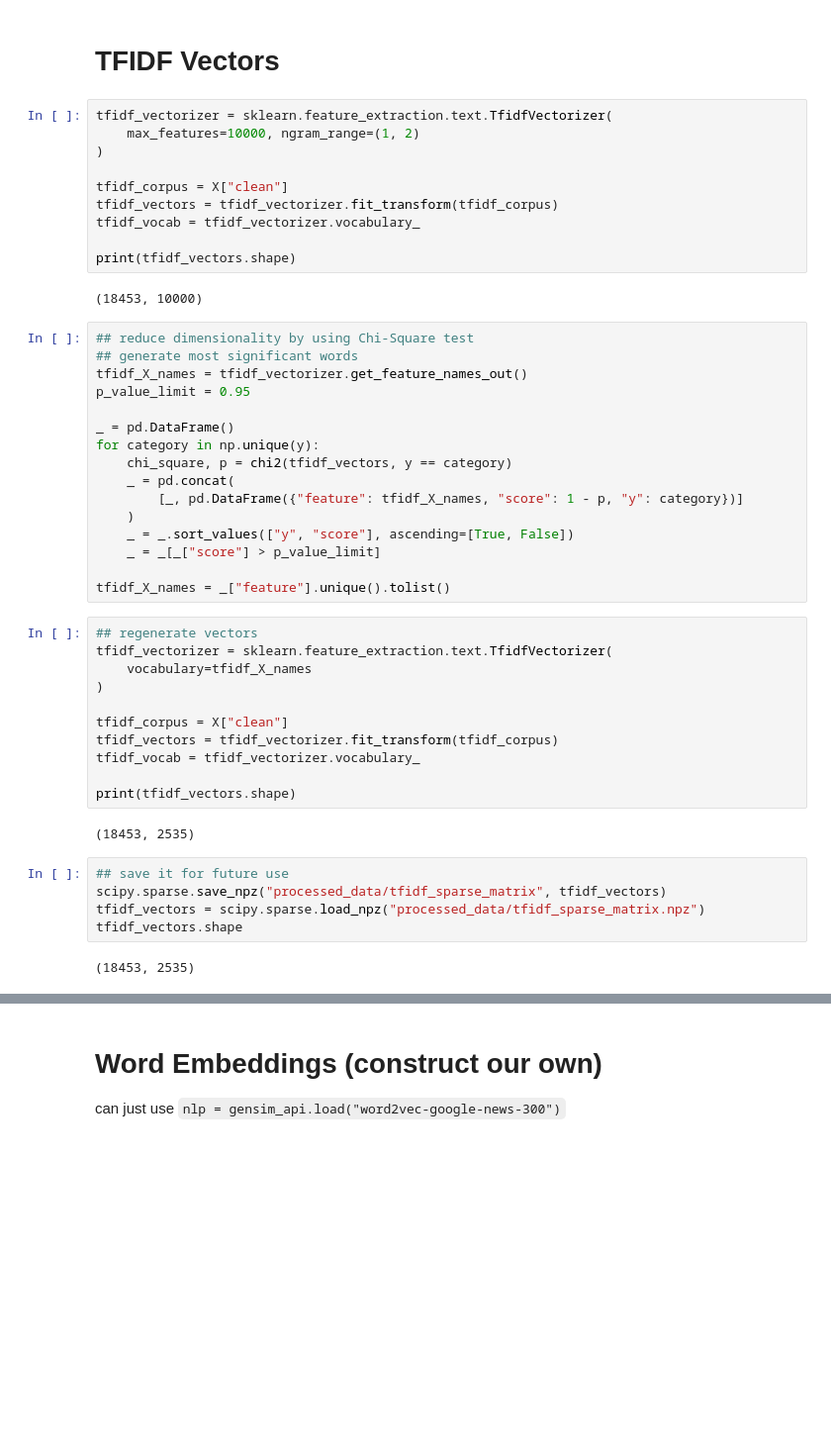
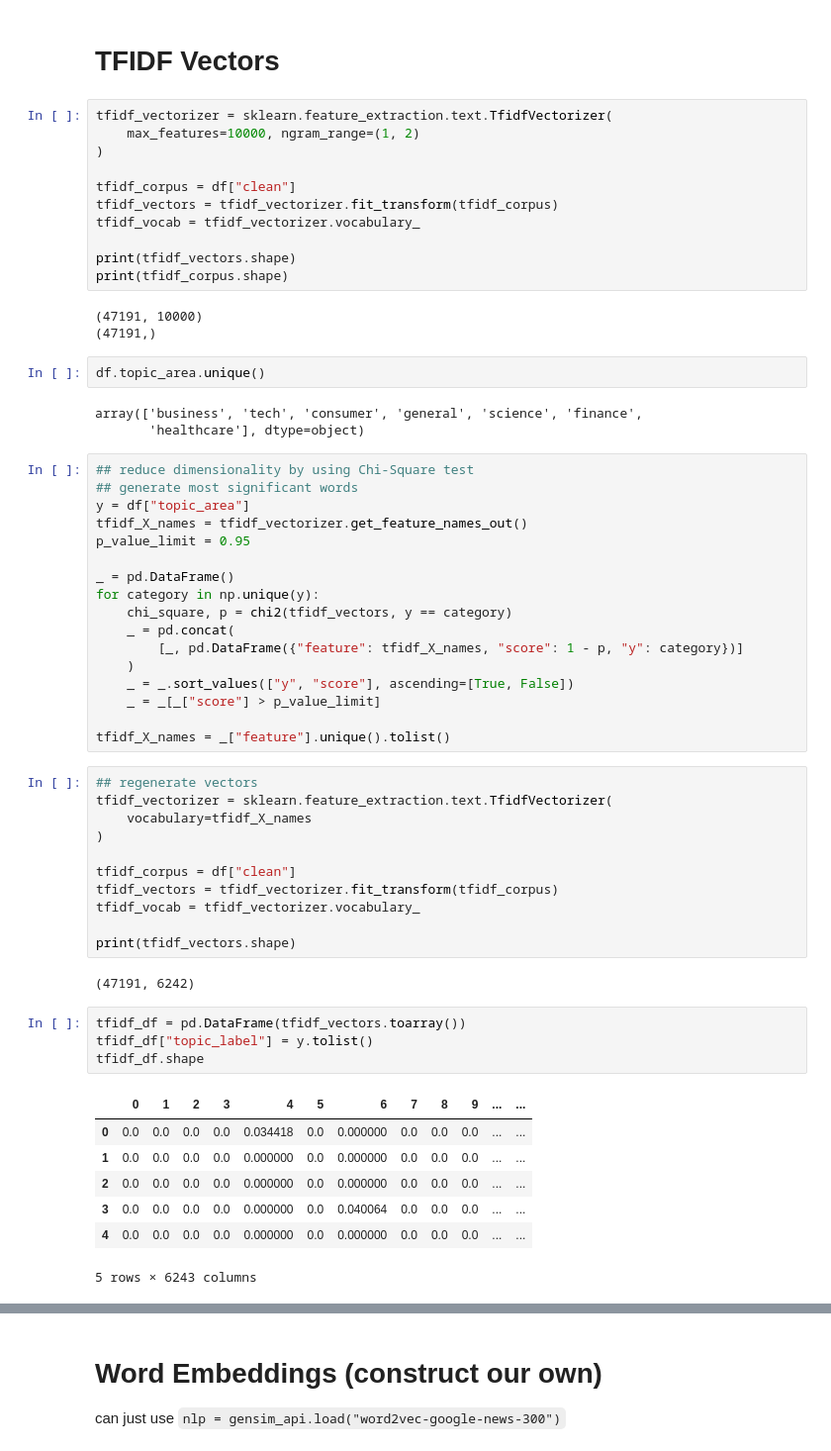
Before and after one commit to shermanleejm/IS424-T4, a Jupyter notebook: 2.Data Preparation.ipynb, the cells around one changed output, grey strips where cells are left out. Shown at 99% size. Drawn from its saved outputs; the diff is of its cells as text; blank space fills up the shorter version.

```diff
--- a/2.Data Preparation.ipynb
+++ b/2.Data Preparation.ipynb
@@ -66,16 +117,24 @@ tfidf_vectorizer = sklearn.feature_extraction.text.TfidfVectorizer(
     max_features=10000, ngram_range=(1, 2)
 )
 
-tfidf_corpus = X["clean"]
+tfidf_corpus = df["clean"]
 tfidf_vectors = tfidf_vectorizer.fit_transform(tfidf_corpus)
 tfidf_vocab = tfidf_vectorizer.vocabulary_
 
 print(tfidf_vectors.shape)
+print(tfidf_corpus.shape)
 # %% [output]
-(18453, 10000)
+(47191, 10000)
+(47191,)
+# %%
+df.topic_area.unique()
+# %% [output]
+array(['business', 'tech', 'consumer', 'general', 'science', 'finance',
+       'healthcare'], dtype=object)
 # %%
 ## reduce dimensionality by using Chi-Square test
 ## generate most significant words
+y = df["topic_area"]
 tfidf_X_names = tfidf_vectorizer.get_feature_names_out()
 p_value_limit = 0.95
 
@@ -95,17 +154,22 @@ tfidf_vectorizer = sklearn.feature_extraction.text.TfidfVectorizer(
     vocabulary=tfidf_X_names
 )
 
-tfidf_corpus = X["clean"]
+tfidf_corpus = df["clean"]
 tfidf_vectors = tfidf_vectorizer.fit_transform(tfidf_corpus)
 tfidf_vocab = tfidf_vectorizer.vocabulary_
 
 print(tfidf_vectors.shape)
 # %% [output]
-(18453, 2535)
+(47191, 6242)
-# %%
-## save it for future use
-scipy.sparse.save_npz("processed_data/tfidf_sparse_matrix", tfidf_vectors)
-tfidf_vectors = scipy.sparse.load_npz("processed_data/tfidf_sparse_matrix.npz")
-tfidf_vectors.shape
-# %% [output]
-(18453, 2535)
+# %%
+tfidf_df = pd.DataFrame(tfidf_vectors.toarray())
+tfidf_df["topic_label"] = y.tolist()
+tfidf_df.shape
+# %% [output]
+|  | 0 | 1 | 2 | 3 | 4 | 5 | 6 | 7 | 8 | 9 | ... | ... |
+| 0 | 0.0 | 0.0 | 0.0 | 0.0 | 0.034418 | 0.0 | 0.000000 | 0.0 | 0.0 | 0.0 | ... | ... |
+| 1 | 0.0 | 0.0 | 0.0 | 0.0 | 0.000000 | 0.0 | 0.000000 | 0.0 | 0.0 | 0.0 | ... | ... |
+| 2 | 0.0 | 0.0 | 0.0 | 0.0 | 0.000000 | 0.0 | 0.000000 | 0.0 | 0.0 | 0.0 | ... | ... |
+| 3 | 0.0 | 0.0 | 0.0 | 0.0 | 0.000000 | 0.0 | 0.040064 | 0.0 | 0.0 | 0.0 | ... | ... |
+| 4 | 0.0 | 0.0 | 0.0 | 0.0 | 0.000000 | 0.0 | 0.000000 | 0.0 | 0.0 | 0.0 | ... | ... |
+5 rows × 6243 columns
```
Also changed, not shown: parts of 17 cells of this notebook, 8 other files.
